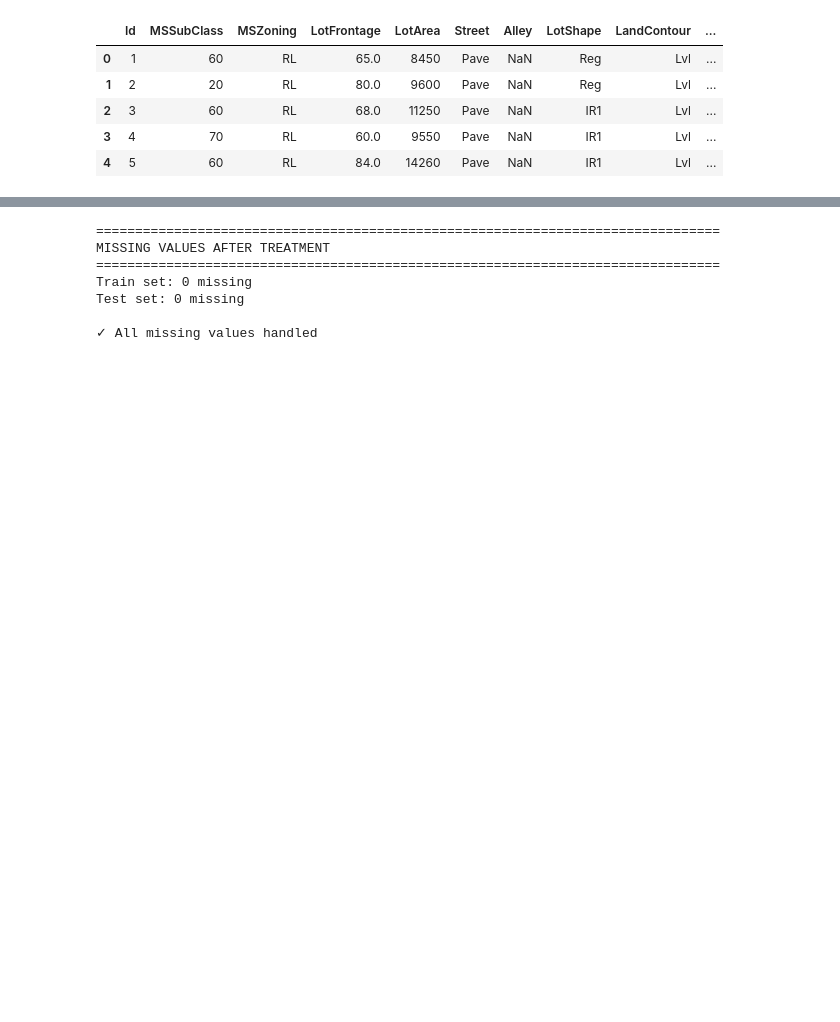
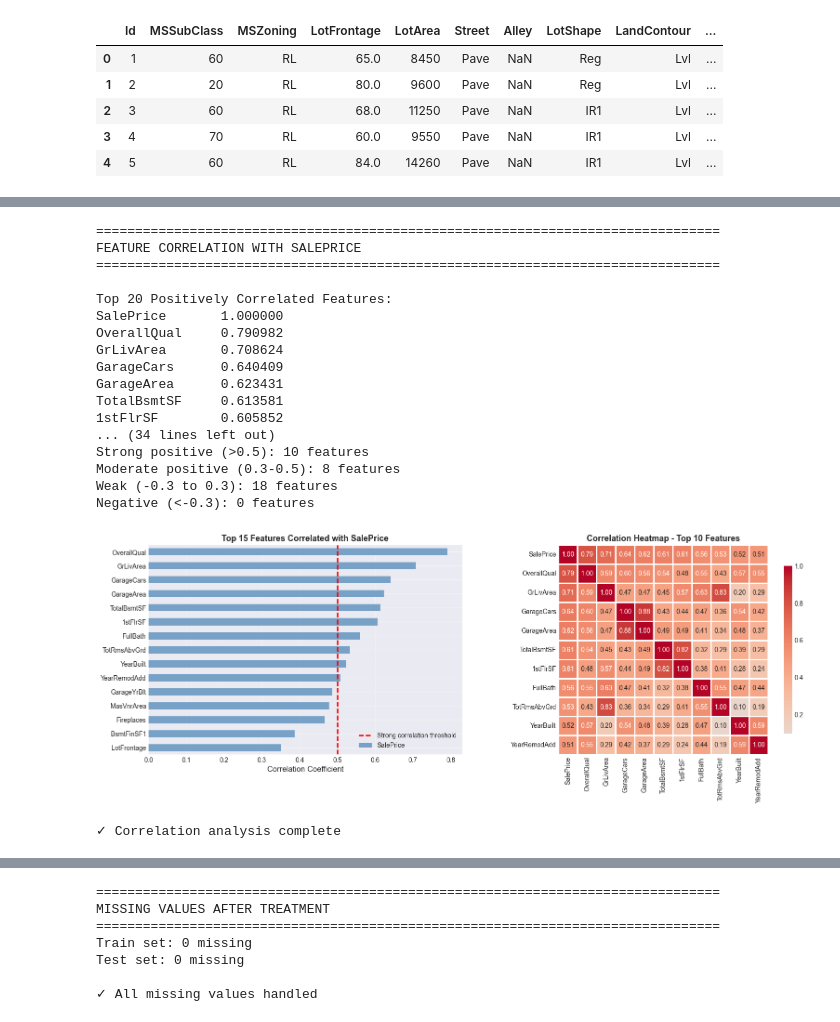
Before and after one commit to hoa2004st/House-Price-in-Ames-Prediction-and-Explaination, a Jupyter notebook: 1_EDA_FeatureEngineering_ModelTraining_PDP.ipynb, the cells around one changed output, grey strips where cells are left out. Saved outputs shown, nothing was run; the diff lists cells and outputs as text; code cells hidden in the pictures; blank space fills up the shorter version.

```diff
--- a/1_EDA_FeatureEngineering_ModelTraining_PDP.ipynb
+++ b/1_EDA_FeatureEngineering_ModelTraining_PDP.ipynb
@@ -217,0 +368,77 @@ Name: SalePrice, dtype: float64
+# %%
+# Correlation analysis with SalePrice
+numeric_train = train_df[numeric_features + ['SalePrice']].copy()
+corr_matrix = numeric_train.corr()
+price_corr = corr_matrix['SalePrice'].sort_values(ascending=False)
+
+print("="*80)
+print("FEATURE CORRELATION WITH SALEPRICE")
+print("="*80)
+print(f"\nTop 20 Positively Correlated Features:")
+print(price_corr.head(21).to_string())
+
+print(f"\n{'='*80}")
+print("WEAK OR NEGATIVE CORRELATIONS")
+print("="*80)
+print(f"\nBottom 10 Features (weak/negative correlation):")
+print(price_corr.tail(10).to_string())
+
+# Count strong correlations
+strong_positive = len(price_corr[price_corr > 0.5]) - 1  # Exclude SalePrice itself
+moderate_positive = len(price_corr[(price_corr > 0.3) & (price_corr <= 0.5)])
+weak = len(price_corr[(price_corr > -0.3) & (price_corr <= 0.3)])
+negative = len(price_corr[price_corr <= -0.3])
+
+print(f"\n{'='*80}")
+print("CORRELATION STRENGTH DISTRIBUTION")
+print("="*80)
+print(f"Strong positive (>0.5): {strong_positive} features")
+print(f"Moderate positive (0.3-0.5): {moderate_positive} features")
+print(f"Weak (-0.3 to 0.3): {weak} features")
+print(f"Negative (<-0.3): {negative} features")
+
+# Visualization
+fig, axes = plt.subplots(1, 2, figsize=(16, 6))
+
+# Top correlations bar plot
+ax1 = axes[0]
+top_corr = price_corr.head(16)[1:]  # Exclude SalePrice itself
+top_corr.sort_values().plot(kind='barh', ax=ax1, color='steelblue', alpha=0.7)
+ax1.set_xlabel('Correlation Coefficient', fontsize=12)
+ax1.set_title('Top 15 Features Correlated with SalePrice', fontsize=13, fontweight='bold')
+ax1.grid(axis='x', alpha=0.3)
+ax1.axvline(x=0.5, color='red', linestyle='--', label='Strong correlation threshold', linewidth=2)
+ax1.legend()
+
+# Correlation heatmap for top features
+ax2 = axes[1]
+top_features = price_corr.head(11).index.tolist()  # Top 10 + SalePrice
+top_corr_matrix = numeric_train[top_features].corr()
+sns.heatmap(top_corr_matrix, annot=True, fmt='.2f', cmap='coolwarm', center=0,
+            square=True, linewidths=1, cbar_kws={"shrink": 0.8}, ax=ax2)
+ax2.set_title('Correlation Heatmap - Top 10 Features', fontsize=13, fontweight='bold')
+
+plt.tight_layout()
+plt.show()
+
+print("\n✓ Correlation analysis complete")
+# %% [output]
+================================================================================
+FEATURE CORRELATION WITH SALEPRICE
+================================================================================
+
+Top 20 Positively Correlated Features:
+SalePrice       1.000000
+OverallQual     0.790982
+GrLivArea       0.708624
+GarageCars      0.640409
+GarageArea      0.623431
+TotalBsmtSF     0.613581
+1stFlrSF        0.605852
+... (34 lines left out)
+Strong positive (>0.5): 10 features
+Moderate positive (0.3-0.5): 8 features
+Weak (-0.3 to 0.3): 18 features
+Negative (<-0.3): 0 features
+[figure, added]
+✓ Correlation analysis complete
```
Also changed, not shown: parts of 29 cells of this notebook, 5 other files.
